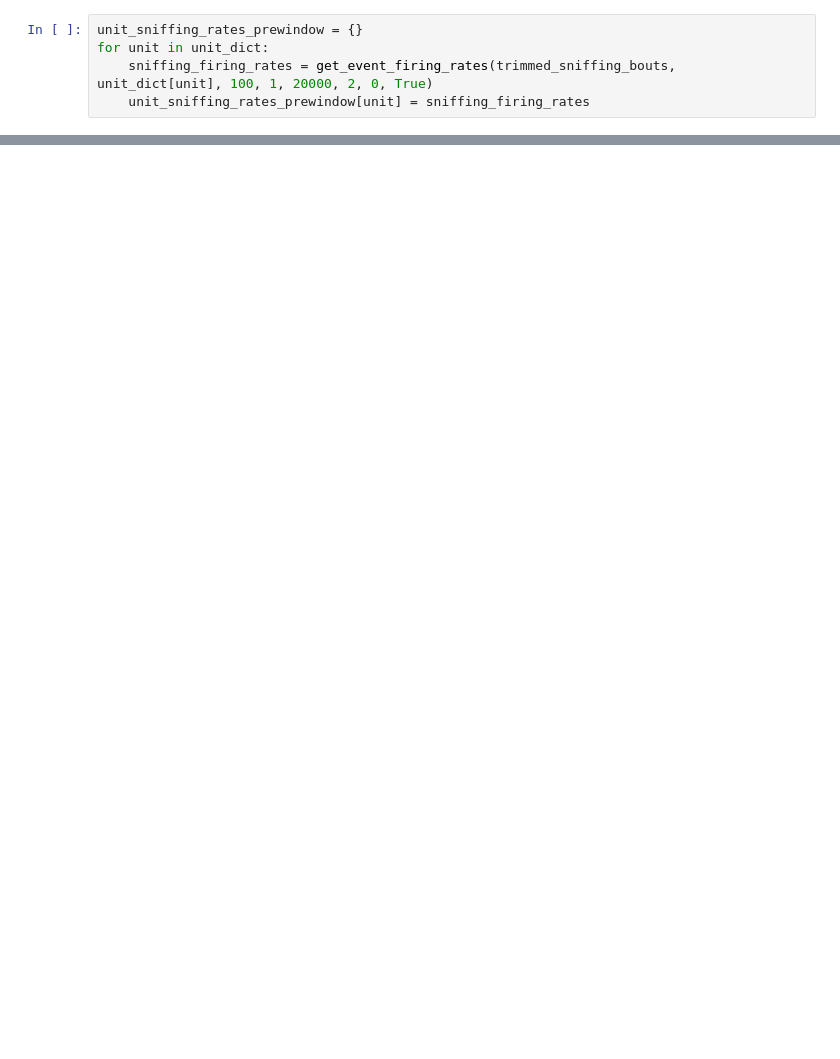
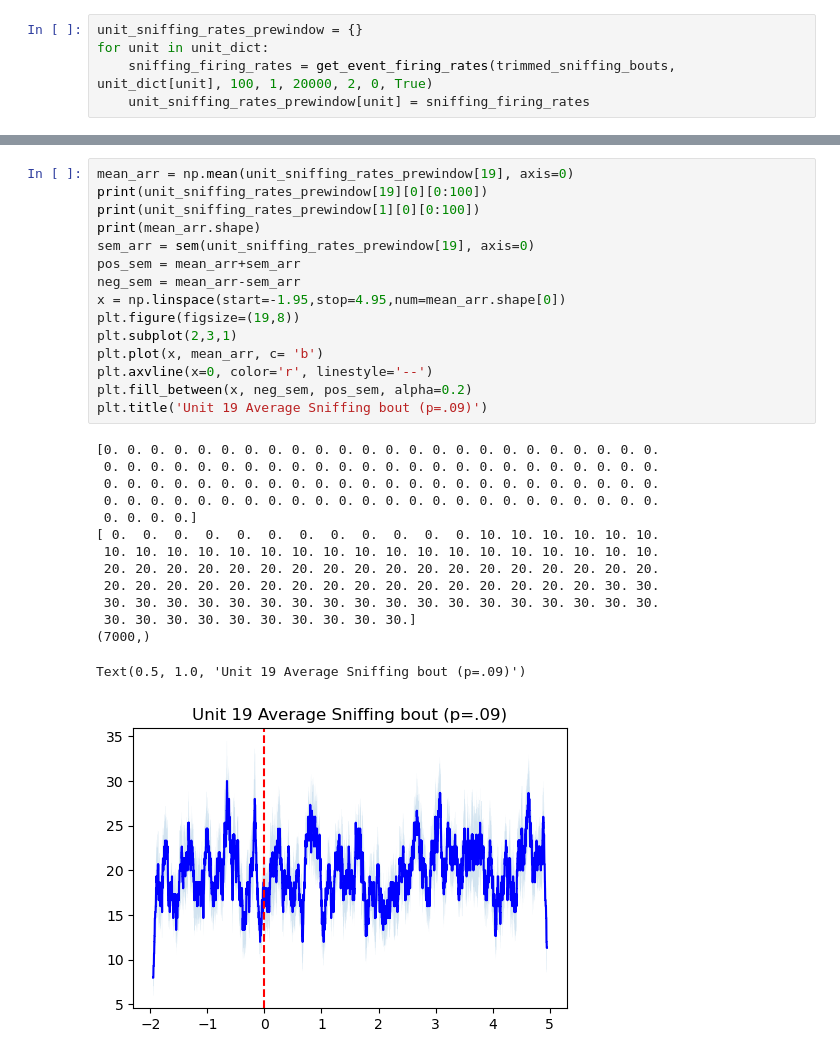
Before and after one commit to tomHep10/diff_fam_social_memory_ephys, a Jupyter notebook: working_spikeanaylsis.ipynb, the cells around one changed output, grey strips where cells are left out. Cells and saved outputs as stored; diff of their text form; blank space fills up the shorter version.

```diff
--- a/working_spikeanaylsis.ipynb
+++ b/working_spikeanaylsis.ipynb
@@ -494,0 +549,30 @@ plt.show()
+# %%
+mean_arr = np.mean(unit_sniffing_rates_prewindow[19], axis=0)
+print(unit_sniffing_rates_prewindow[19][0][0:100])
+print(unit_sniffing_rates_prewindow[1][0][0:100])
+print(mean_arr.shape)
+sem_arr = sem(unit_sniffing_rates_prewindow[19], axis=0)
+pos_sem = mean_arr+sem_arr
+neg_sem = mean_arr-sem_arr
+x = np.linspace(start=-1.95,stop=4.95,num=mean_arr.shape[0])
+plt.figure(figsize=(19,8))
+plt.subplot(2,3,1)
+plt.plot(x, mean_arr, c= 'b')
+plt.axvline(x=0, color='r', linestyle='--')
+plt.fill_between(x, neg_sem, pos_sem, alpha=0.2)
+plt.title('Unit 19 Average Sniffing bout (p=.09)')
+# %% [output]
+[0. 0. 0. 0. 0. 0. 0. 0. 0. 0. 0. 0. 0. 0. 0. 0. 0. 0. 0. 0. 0. 0. 0. 0.
+ 0. 0. 0. 0. 0. 0. 0. 0. 0. 0. 0. 0. 0. 0. 0. 0. 0. 0. 0. 0. 0. 0. 0. 0.
+ 0. 0. 0. 0. 0. 0. 0. 0. 0. 0. 0. 0. 0. 0. 0. 0. 0. 0. 0. 0. 0. 0. 0. 0.
+ 0. 0. 0. 0. 0. 0. 0. 0. 0. 0. 0. 0. 0. 0. 0. 0. 0. 0. 0. 0. 0. 0. 0. 0.
+ 0. 0. 0. 0.]
+[ 0.  0.  0.  0.  0.  0.  0.  0.  0.  0.  0.  0. 10. 10. 10. 10. 10. 10.
+ 10. 10. 10. 10. 10. 10. 10. 10. 10. 10. 10. 10. 10. 10. 10. 10. 10. 10.
+ 20. 20. 20. 20. 20. 20. 20. 20. 20. 20. 20. 20. 20. 20. 20. 20. 20. 20.
+ 20. 20. 20. 20. 20. 20. 20. 20. 20. 20. 20. 20. 20. 20. 20. 20. 30. 30.
+ 30. 30. 30. 30. 30. 30. 30. 30. 30. 30. 30. 30. 30. 30. 30. 30. 30. 30.
+ 30. 30. 30. 30. 30. 30. 30. 30. 30. 30.]
+(7000,)
+Text(0.5, 1.0, 'Unit 19 Average Sniffing bout (p=.09)')
+[figure, added]
```
Also changed, not shown: parts of 11 cells of this notebook.
